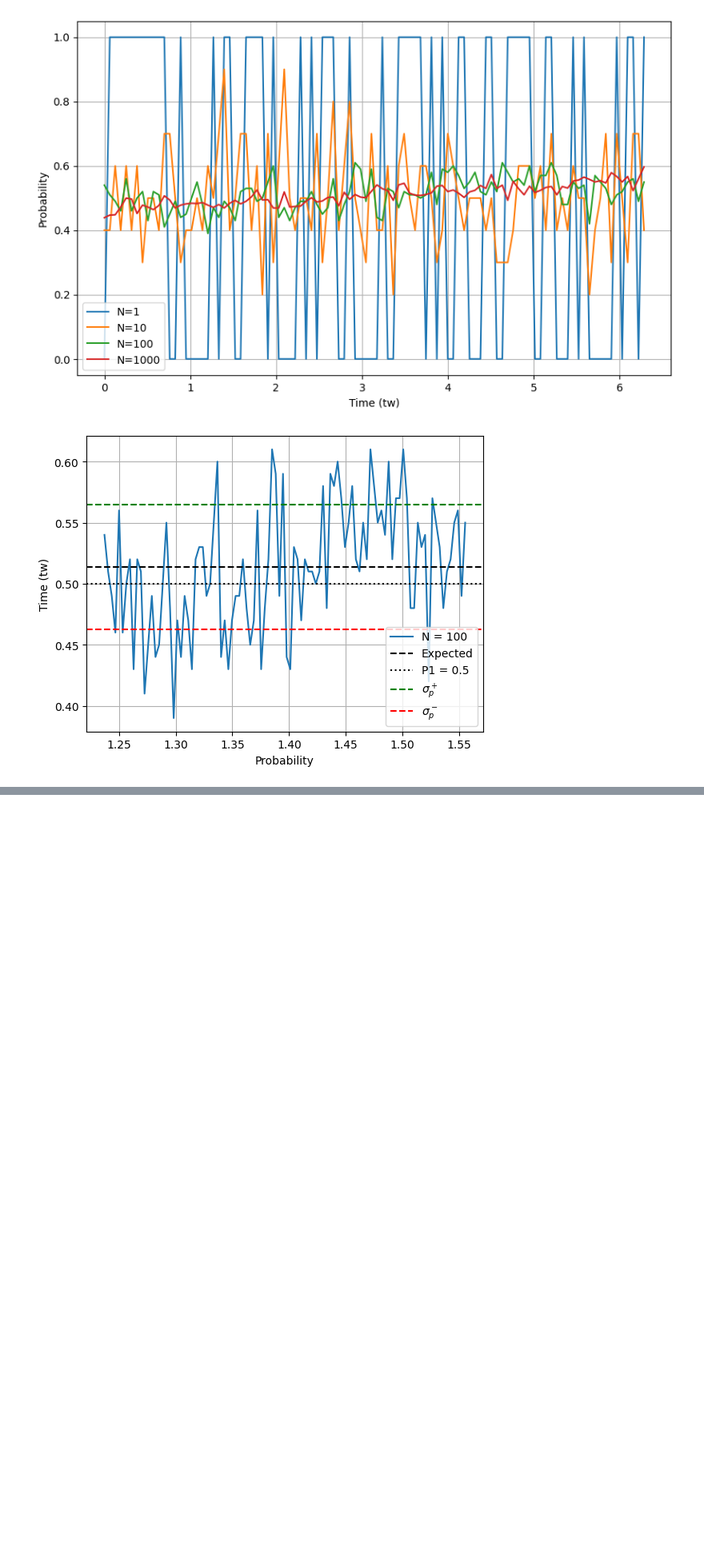
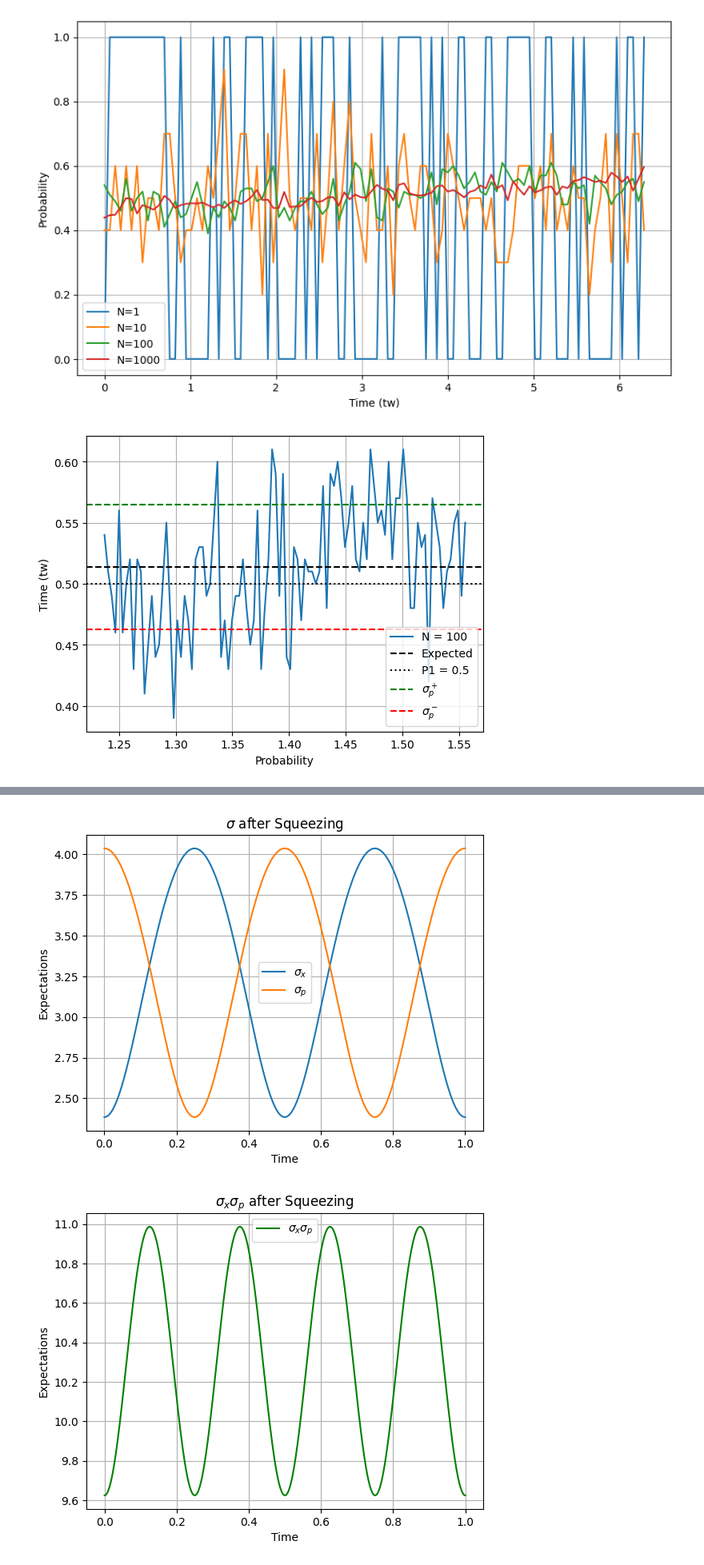
Before and after one commit to shashankd95/QuTipSimulations, a Jupyter notebook: QST_Stats2.ipynb, the cells around one changed output, grey strips where cells are left out. Shown at 80% size. Drawn from its saved outputs; the diff is of its cells as text; code cells hidden in the pictures; blank space fills up the shorter version.

```diff
--- a/QST_Stats2.ipynb
+++ b/QST_Stats2.ipynb
@@ -213,0 +287,26 @@ plt.show()
+# %%
+exp_x2_sqz = np.array([expect(x_ops**2, U(t)*coh_sqz) for t in time])
+exp_p2_sqz = np.array([expect(p_ops**2, U(t)*coh_sqz) for t in time])
+
+sigma_x_sqz = np.sqrt(exp_x2_sqz - exp_x_sqz**2)
+sigma_p_sqz = np.sqrt(exp_p2_sqz - exp_p_sqz**2)
+
+plt.plot(time, sigma_x_sqz, label = '$\sigma_x$')
+plt.plot(time, sigma_p_sqz, label = '$\sigma_p$')
+plt.xlabel('Time')
+plt.ylabel('Expectations')
+plt.title('$\sigma$ after Squeezing')
+plt.legend()
+plt.grid(True)
+plt.show()
+
+plt.plot(time, sigma_x_sqz*sigma_p_sqz, label = '$\sigma_x\sigma_p$', color = 'g')
+plt.xlabel('Time')
+plt.ylabel('Expectations')
+plt.title('$\sigma_x\sigma_p$ after Squeezing')
+plt.legend()
+plt.grid(True)
+plt.show()
+# %% [output]
+[figure, added]
+[figure, added]
```
Also changed, not shown: parts of 8 cells of this notebook.
